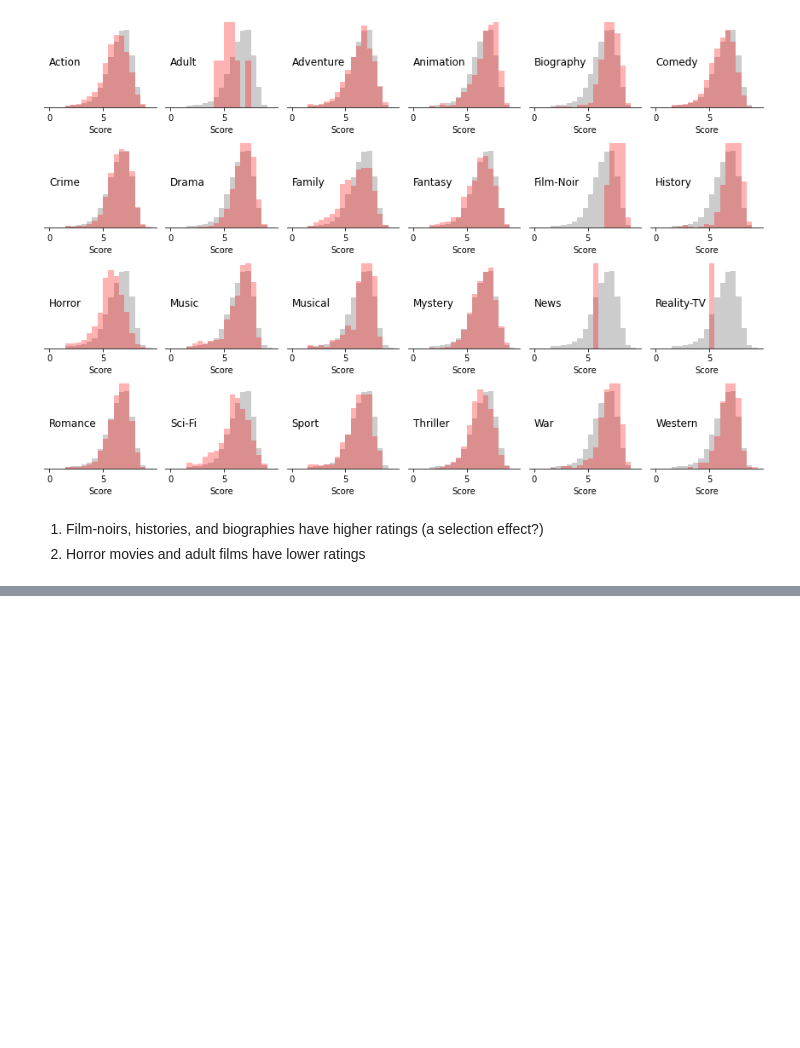
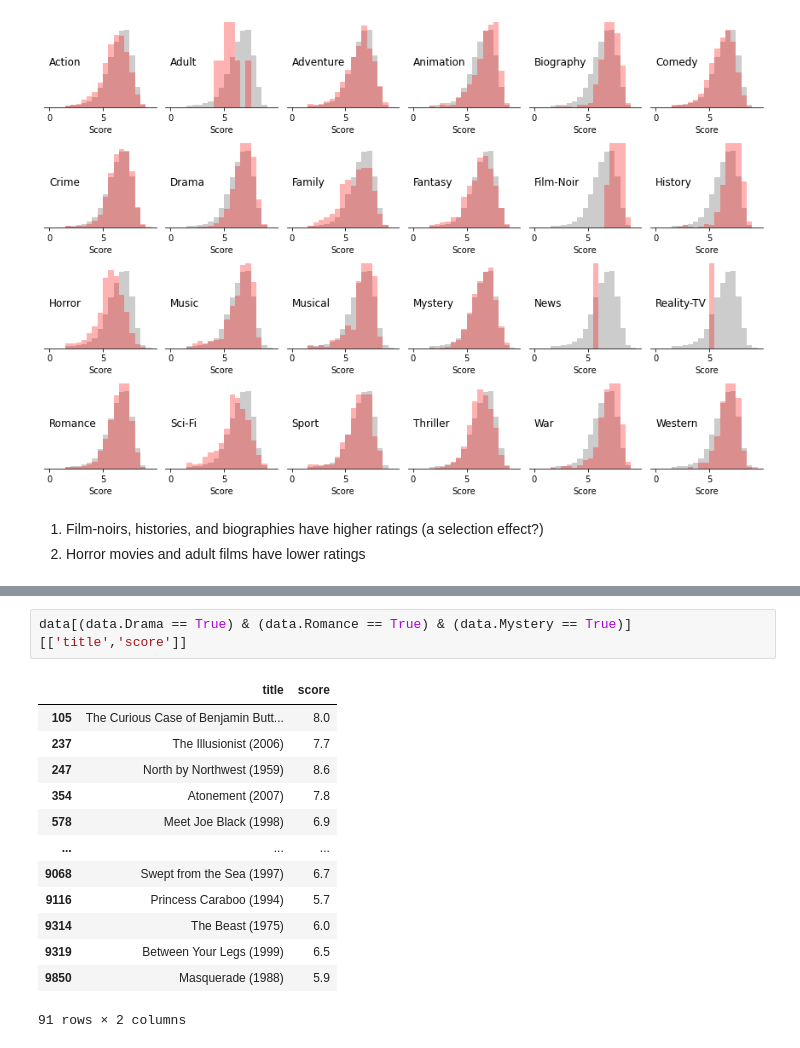
Before and after one commit to vukasinmilosevic/KSM2, a Jupyter notebook: Lecture_3/Vezbe3-Introduction_to_data_science.ipynb, the cells around one changed output, grey strips where cells are left out. Cells and saved outputs as stored; diff of their text form; blank space fills up the shorter version.

```diff
--- a/Lecture_3/Vezbe3-Introduction_to_data_science.ipynb
+++ b/Lecture_3/Vezbe3-Introduction_to_data_science.ipynb
@@ -528,0 +592,16 @@ Write a short report desribing (and showcasing proof) to which 3 properties (i.e
+# %%
+data[(data.Drama == True) & (data.Romance == True) & (data.Mystery == True)][['title','score']]
+# %% [output]
+|  | title | score |
+| 105 | The Curious Case of Benjamin Butt... | 8.0 |
+| 237 | The Illusionist (2006) | 7.7 |
+| 247 | North by Northwest (1959) | 8.6 |
+| 354 | Atonement (2007) | 7.8 |
+| 578 | Meet Joe Black (1998) | 6.9 |
+| ... | ... | ... |
+| 9068 | Swept from the Sea (1997) | 6.7 |
+| 9116 | Princess Caraboo (1994) | 5.7 |
+| 9314 | The Beast (1975) | 6.0 |
+| 9319 | Between Your Legs (1999) | 6.5 |
+| 9850 | Masquerade (1988) | 5.9 |
+91 rows × 2 columns
```
Also changed, not shown: parts of 14 cells of this notebook.
